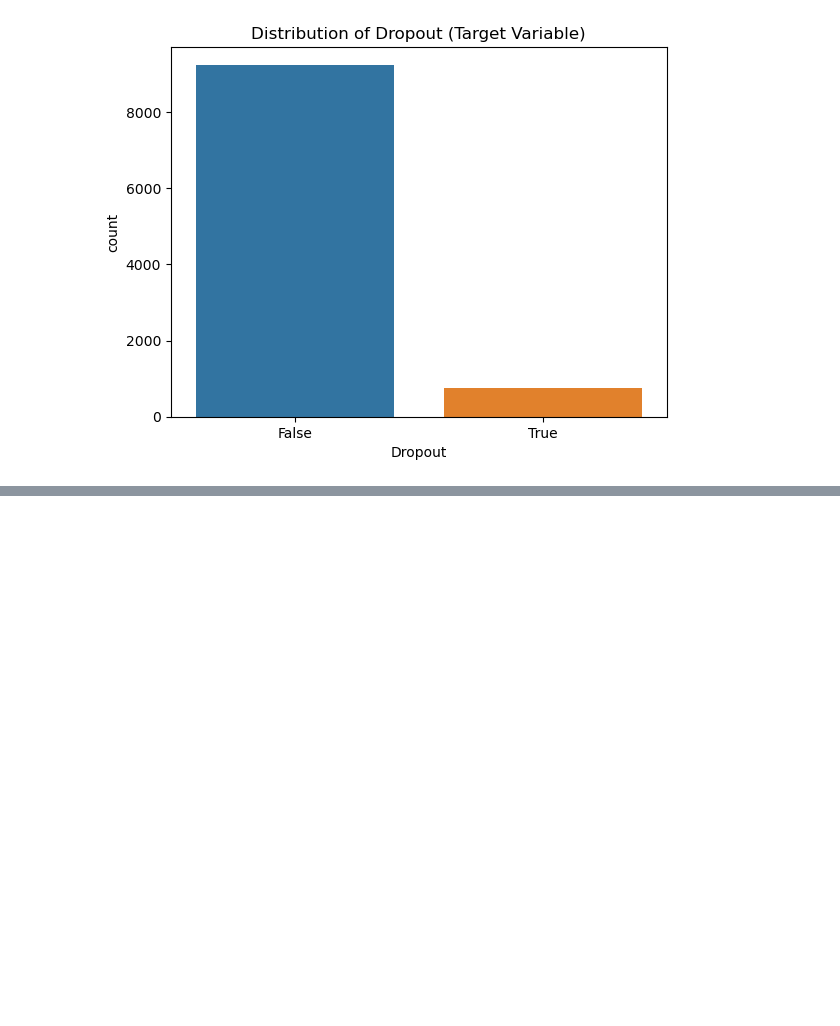
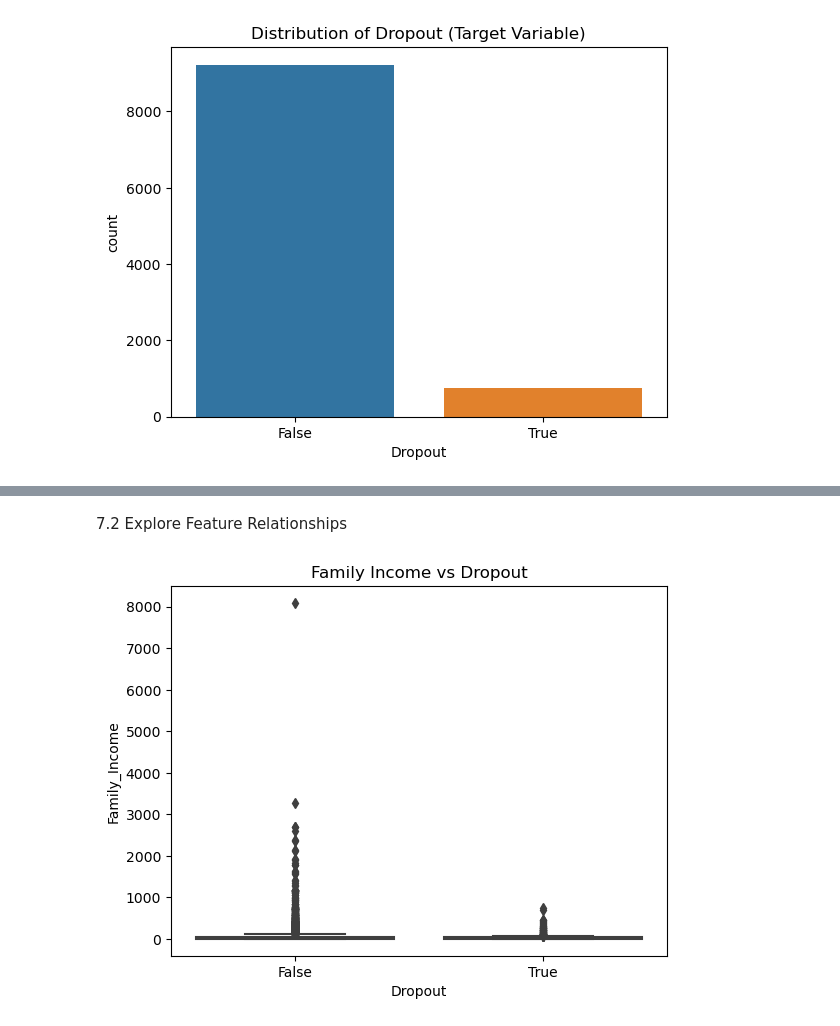
Before and after one commit to abwakujeff/Student-Dropout-Prediction-Data-Analysis-Project, a Jupyter notebook: Student Dropout Prediction Data Analysis.ipynb, the cells around one changed output, grey strips where cells are left out. Saved outputs shown, nothing was run; the diff lists cells and outputs as text; code cells hidden in the pictures; blank space fills up the shorter version.

```diff
--- a/Student Dropout Prediction Data Analysis.ipynb
+++ b/Student Dropout Prediction Data Analysis.ipynb
@@ -147,0 +192,9 @@ plt.show()
+# %% [markdown]
+7.2 Explore Feature Relationships
+# %%
+# Distribution of 'Family_Income' for dropout vs non-dropout
+sns.boxplot(x='Dropout', y='Family_Income', data=df)
+plt.title('Family Income vs Dropout')
+plt.show()
+# %% [output]
+[figure, added]
```
Also changed, not shown: parts of 27 cells of this notebook.
